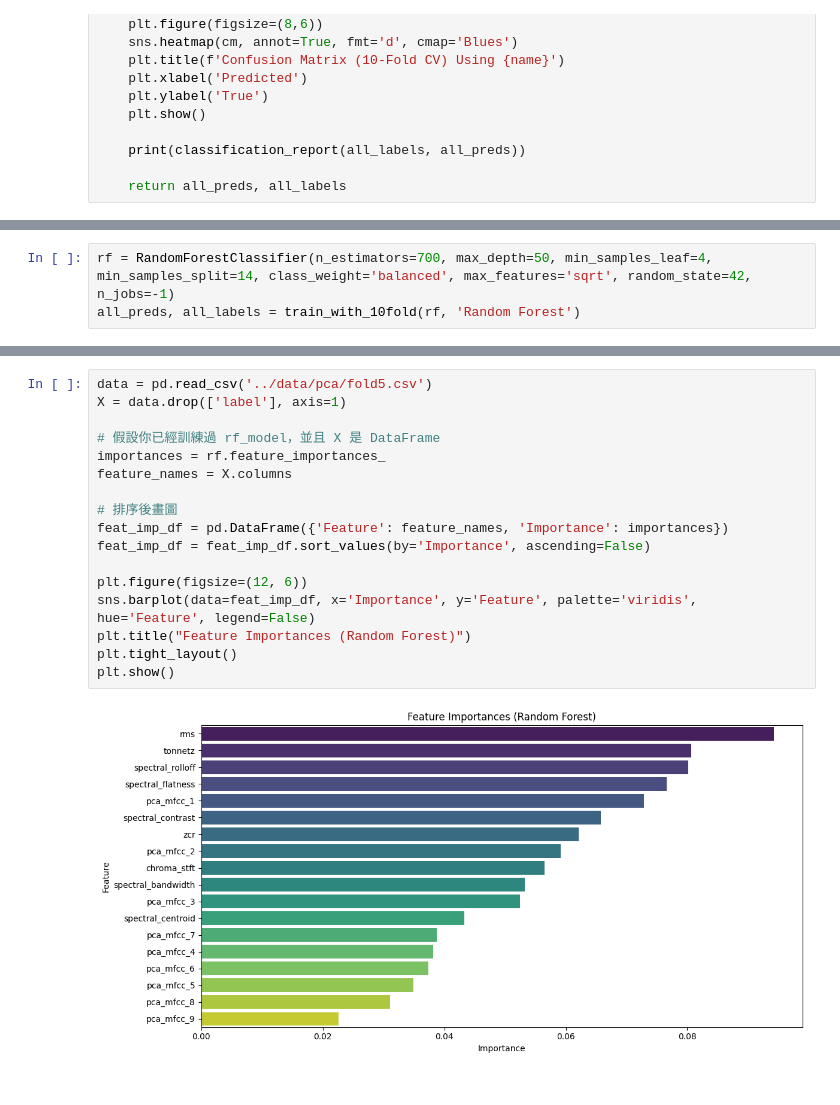
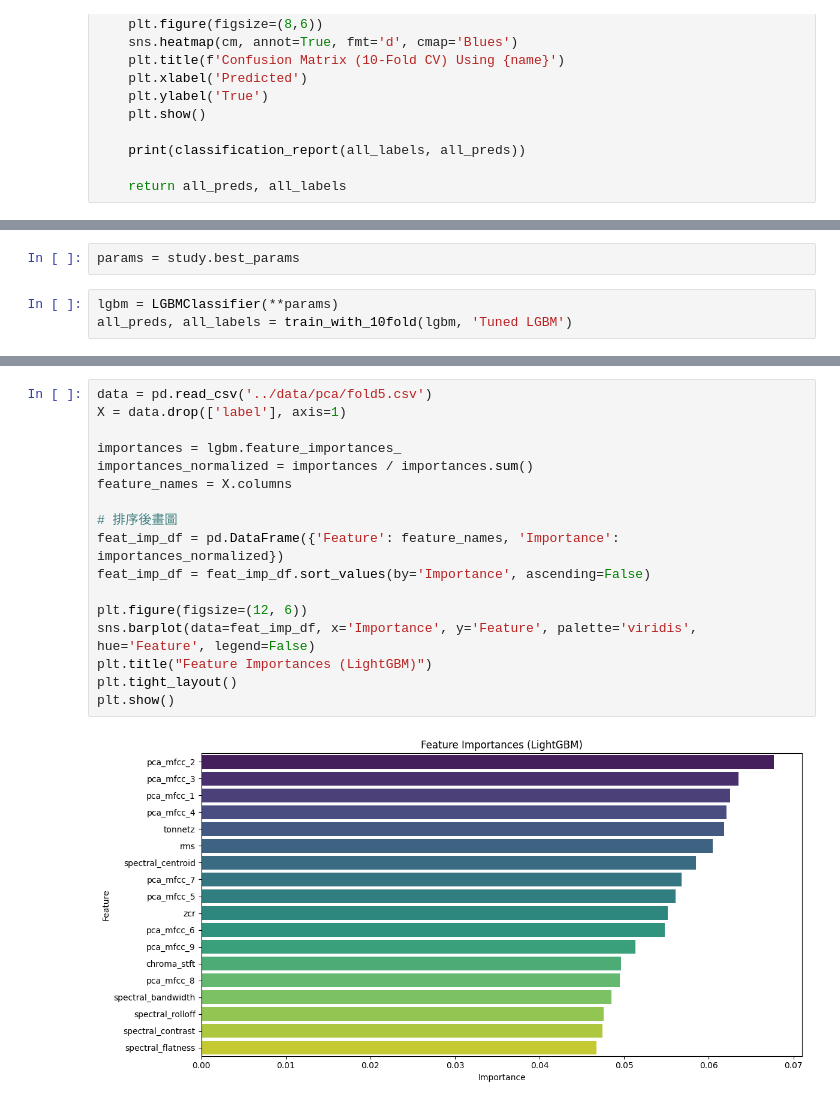
Before and after one commit to omei-Lab/UrbanSound8k-with-ML, a Jupyter notebook: src/models_training.ipynb, the cells around one changed output, grey strips where cells are left out. Saved outputs shown, nothing was run; the diff lists cells and outputs as text.

Commit message:
LGBM & Error analysis

```diff
--- a/src/models_training.ipynb
+++ b/src/models_training.ipynb
@@ -362,4 +456,6 @@ Best Accuracy: 0.5059056672943703
+# %%
+params = study.best_params
 # %%
-rf = RandomForestClassifier(n_estimators=700, max_depth=50, min_samples_leaf=4, min_samples_split=14, class_weight='balanced', max_features='sqrt', random_state=42, n_jobs=-1)
-all_preds, all_labels = train_with_10fold(rf, 'Random Forest')
+lgbm = LGBMClassifier(**params)
+all_preds, all_labels = train_with_10fold(lgbm, 'Tuned LGBM')
 # %% [output]
@@ -396,20 +518,20 @@ weighted avg       0.51      0.51      0.50      8732
 # %%
 data = pd.read_csv('../data/pca/fold5.csv')
 X = data.drop(['label'], axis=1)
 
-# 假設你已經訓練過 rf_model，並且 X 是 DataFrame
-importances = rf.feature_importances_
+importances = lgbm.feature_importances_
+importances_normalized = importances / importances.sum()
 feature_names = X.columns
 
 # 排序後畫圖
-feat_imp_df = pd.DataFrame({'Feature': feature_names, 'Importance': importances})
+feat_imp_df = pd.DataFrame({'Feature': feature_names, 'Importance': importances_normalized})
 feat_imp_df = feat_imp_df.sort_values(by='Importance', ascending=False)
 
 plt.figure(figsize=(12, 6))
 sns.barplot(data=feat_imp_df, x='Importance', y='Feature', palette='viridis', hue='Feature', legend=False)
-plt.title("Feature Importances (Random Forest)")
+plt.title("Feature Importances (LightGBM)")
 plt.tight_layout()
 plt.show()
 # %% [output]
-[figure, old version]
+[figure, new version]
 # %%
```
Also changed, not shown: parts of 14 cells of this notebook, 5 other files.
